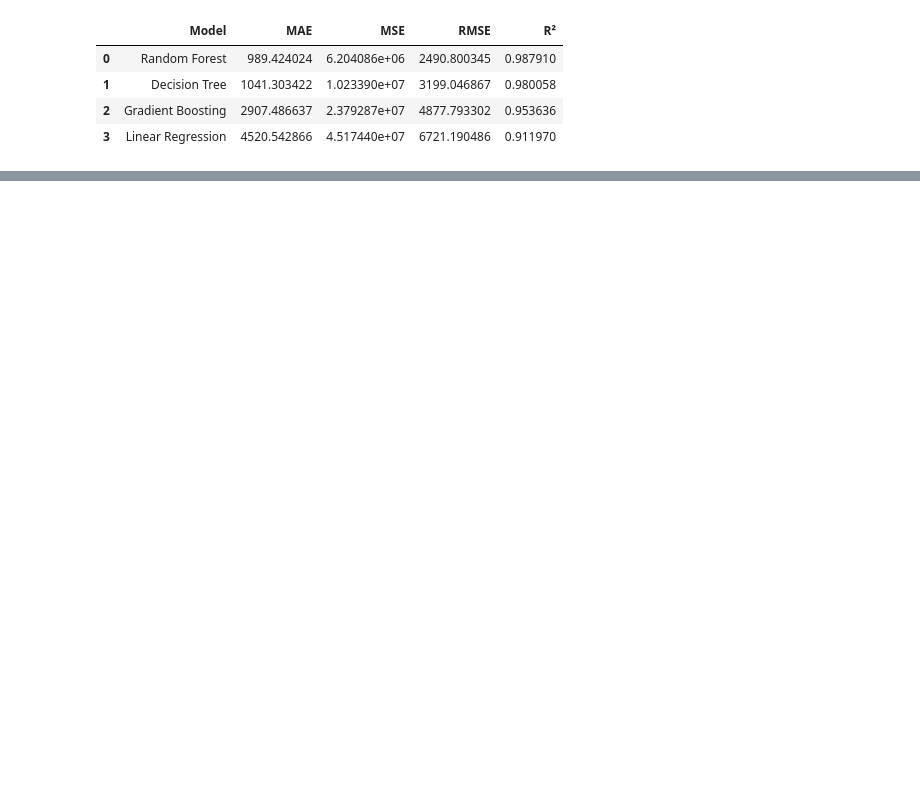
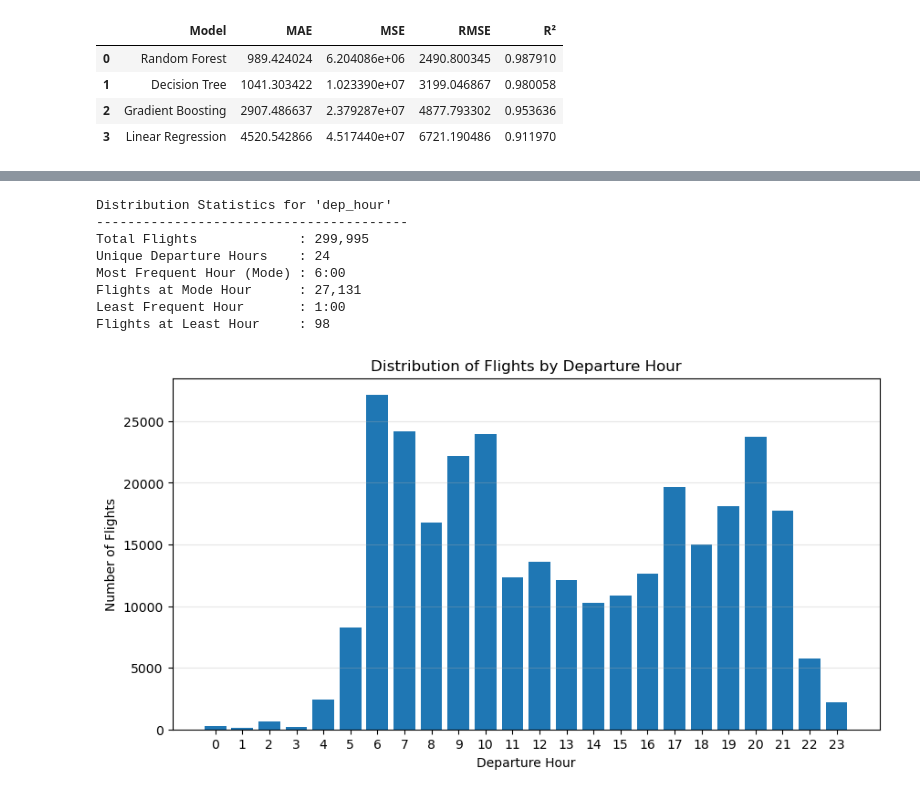
Before and after one commit to trishhh23/mldp, a Jupyter notebook: MLDP Program Codes Submission Template.ipynb, the cells around one changed output, grey strips where cells are left out. Drawn from its saved outputs; the diff is of its cells as text; code cells hidden in the pictures; blank space fills up the shorter version.

```diff
--- a/MLDP Program Codes Submission Template.ipynb
+++ b/MLDP Program Codes Submission Template.ipynb
@@ -1810,0 +2026,38 @@ comparison_models
+# %%
+import matplotlib.pyplot as plt
+
+# Frequency of flights for each departure hour
+dep_hour_counts = df_fs4['dep_hour'].value_counts().sort_index()
+
+# Display statistics
+print("Distribution Statistics for 'dep_hour'")
+print("-" * 40)
+print(f"Total Flights             : {dep_hour_counts.sum():,}")
+print(f"Unique Departure Hours    : {dep_hour_counts.count()}")
+print(f"Most Frequent Hour (Mode) : {dep_hour_counts.idxmax()}:00")
+print(f"Flights at Mode Hour      : {dep_hour_counts.max():,}")
+print(f"Least Frequent Hour       : {dep_hour_counts.idxmin()}:00")
+print(f"Flights at Least Hour     : {dep_hour_counts.min():,}")
+
+# Plot
+plt.figure(figsize=(10,5))
+plt.bar(dep_hour_counts.index, dep_hour_counts.values)
+
+plt.title('Distribution of Flights by Departure Hour')
+plt.xlabel('Departure Hour')
+plt.ylabel('Number of Flights')
+
+plt.xticks(range(0, 24))
+plt.grid(axis='y', alpha=0.3)
+
+plt.show()
+# %% [output]
+Distribution Statistics for 'dep_hour'
+----------------------------------------
+Total Flights             : 299,995
+Unique Departure Hours    : 24
+Most Frequent Hour (Mode) : 6:00
+Flights at Mode Hour      : 27,131
+Least Frequent Hour       : 1:00
+Flights at Least Hour     : 98
+[figure, added]
```
Also changed, not shown: parts of 51 cells of this notebook.
